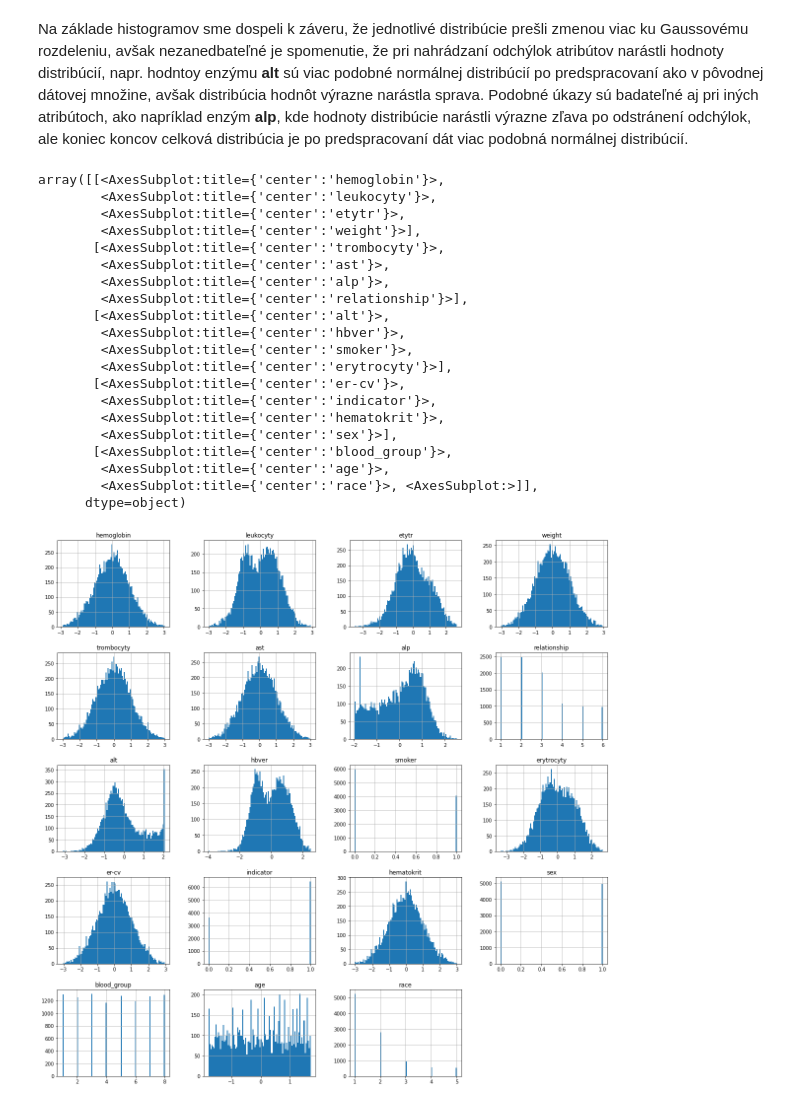
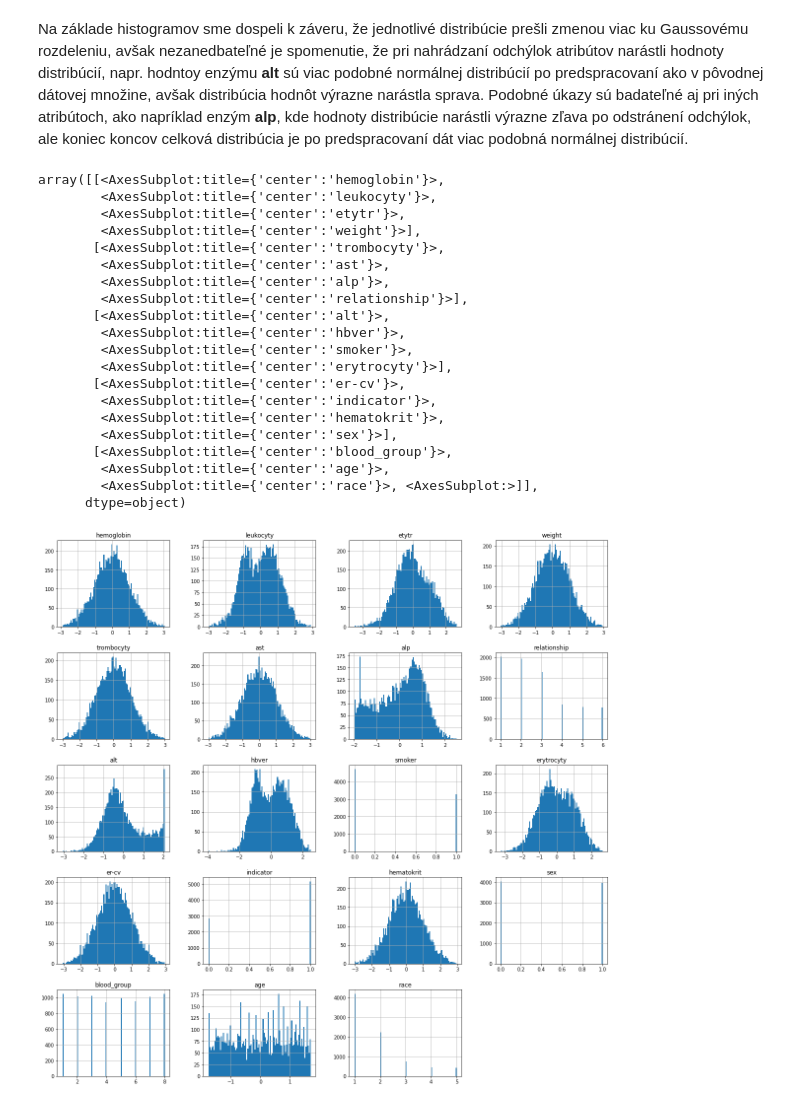
Before and after one commit to Matovic/Chronic-Lymphocytic-Leukemia, a Jupyter notebook: src/2_data_pre-processing/2-DPP.ipynb, the cells around one changed output. Drawn from its saved outputs; the diff is of its cells as text; code cells hidden in the pictures.

```diff
--- a/src/2_data_pre-processing/2-DPP.ipynb
+++ b/src/2_data_pre-processing/2-DPP.ipynb
@@ -1374,5 +1380,5 @@ sns.boxplot(data = train_data)
 # %%
-transform_columns = train_data.columns
+transform_columns = ['hemoglobin','leukocyty', 'etytr', 'weight', 'trombocyty','ast','alp', 'hbver','er-cv','alt', 'hematokrit','age', 'erytrocyty']
 transform_columns = list(transform_columns)
 # %% [markdown]
  - transformácia atribútov trénovacieho datasetu normalizáciou dát s MinMaxScaler v rozsahu od 0 po 1
@@ -1850,7 +1856,7 @@ df_merged2 = pd.DataFrame()
 
 pipeline_obj = Pipeline([
         ('merge', MergeTransformer(df_labor_, df_profiles_, column1 ='ssn', column2 ='name')),
-        ('dropCols', DropColsTransformer(df_merged, 'Unnamed: 0_x', 'name', 'ssn', 'Unnamed: 0_y',
+        ('dropCols', DropColsTransformer(df_merged2, 'Unnamed: 0_x', 'name', 'ssn', 'Unnamed: 0_y',
                                       'current_location', 'residence', 'address')),
         ('numSex', GetNumericalTransformer(df_merged2, 'sex', {"M": 0, "F": 1}, 'float64')),
         ('numBlood', GetNumericalTransformer(df_merged2, 'blood_group', {
@@ -1866,7 +1872,7 @@ pipeline_obj = Pipeline([
         ('numSmoker', GetNumericalTransformer(df_merged2, 'smoker', {
             "no": 0, "N": 0, "yes": 1, "Y": 1}, 'float64')
         ),
-        ('numAge', GetNumericalTransformer(df_merged, 'birthdate', {}, 'datetime64[ns]')),
+        ('numAge', GetNumericalTransformer(df_merged2, 'birthdate', {}, 'datetime64[ns]')),
         ('numRelationship', GetNumericalTransformer(df_merged2, 'relationship', {
             "married": 1, "divoced": 2, "single": 3, "separated": 4, "nop": 5,"widowed": 6}, 'float64')
         ),
@@ -1878,18 +1884,20 @@ pipeline_obj = Pipeline([
         #('Transformer_ratio2',RatioFillingTransformer(df_merged2, "erytrocyty","alt")),
         #('Transformer_ratio3',RatioFillingTransformer(df_merged2, "hbver","erytrocyty")),
         ('OutliersTransformation', DropOutliersTransformer(df_merged2, 'hemoglobin','leukocyty', 'etytr', 'weight', 'trombocyty','ast','alp', 'hbver','er-cv','alt', 'hematokrit','age', 'erytrocyty'))
-        ])
+])
 
 df_merged2 = pipeline_obj.transform(df_merged2)
 
+train_final, test_final = train_test_split(df_merged2, test_size=0.2, random_state=25)
+
 pipeline_obj2 = Pipeline([
-        ('Transformer_scal', ScalingTransform(df_merged2, 'hemoglobin','leukocyty', 'etytr', 'weight', 'trombocyty','ast','alp', 'hbver','er-cv','alt', 'hematokrit','age', 'erytrocyty')),
-        ('Transformer_yeo', PowerTransform(df_merged2, 'yeo-johnson', 'hemoglobin','leukocyty', 'etytr', 'weight', 'trombocyty','ast','alp', 'hbver','er-cv', 'alt','hematokrit','age', 'erytrocyty'))
+        ('Transformer_scal', ScalingTransform(train_final, 'hemoglobin','leukocyty', 'etytr', 'weight', 'trombocyty','ast','alp', 'hbver','er-cv','alt', 'hematokrit','age', 'erytrocyty')),
+        ('Transformer_yeo', PowerTransform(train_final, 'yeo-johnson', 'hemoglobin','leukocyty', 'etytr', 'weight', 'trombocyty','ast','alp', 'hbver','er-cv', 'alt','hematokrit','age', 'erytrocyty'))
 
 
 ])
 
-df_merged2 = pipeline_obj2.transform(df_merged2)
-df_merged2
+train_final = pipeline_obj2.transform(train_final)
+train_final
 # %% [output]
 |  | hemoglobin | leukocyty | etytr | weight | trombocyty | ast | alp | relationship | alt | hbver | ... |
@@ -2085,26 +2096,26 @@ array([[<AxesSubplot:title={'center':'hemoglobin'}>,
 # %% [markdown]
 Na základe histogramov sme dospeli k záveru, že jednotlivé distribúcie prešli zmenou viac ku Gaussovému rozdeleniu, avšak nezanedbateľné je spomenutie, že pri nahrádzaní odchýlok atribútov narástli hodnoty distribúcií, napr. hodntoy enzýmu **alt** sú viac podobné normálnej distribúcií po predspracovaní ako v pôvodnej dátovej množine, avšak distribúcia hodnôt výrazne narástla sprava. Podobné úkazy sú badateľné aj pri iných atribútoch, ako napríklad enzým **alp**, kde hodnoty distribúcie narástli výrazne zľava po odstránení odchýlok, ale koniec koncov celková distribúcia je po predspracovaní dát viac podobná normálnej distribúcií.
 # %%
-df_merged2.hist(figsize = (20, 20), bins = 100)
+train_final.hist(figsize = (20, 20), bins = 100)
 # %% [output]
 array([[<AxesSubplot:title={'center':'hemoglobin'}>,
         <AxesSubplot:title={'center':'leukocyty'}>,
         <AxesSubplot:title={'center':'etytr'}>,
         <AxesSubplot:title={'center':'weight'}>],
        [<AxesSubplot:title={'center':'trombocyty'}>,
         <AxesSubplot:title={'center':'ast'}>,
         <AxesSubplot:title={'center':'alp'}>,
         <AxesSubplot:title={'center':'relationship'}>],
        [<AxesSubplot:title={'center':'alt'}>,
         <AxesSubplot:title={'center':'hbver'}>,
         <AxesSubplot:title={'center':'smoker'}>,
         <AxesSubplot:title={'center':'erytrocyty'}>],
        [<AxesSubplot:title={'center':'er-cv'}>,
         <AxesSubplot:title={'center':'indicator'}>,
         <AxesSubplot:title={'center':'hematokrit'}>,
         <AxesSubplot:title={'center':'sex'}>],
        [<AxesSubplot:title={'center':'blood_group'}>,
         <AxesSubplot:title={'center':'age'}>,
         <AxesSubplot:title={'center':'race'}>, <AxesSubplot:>]],
       dtype=object)
-[figure, old version]
+[figure, new version]
```
Also changed, not shown: parts of 20 cells of this notebook, 2 other files.
